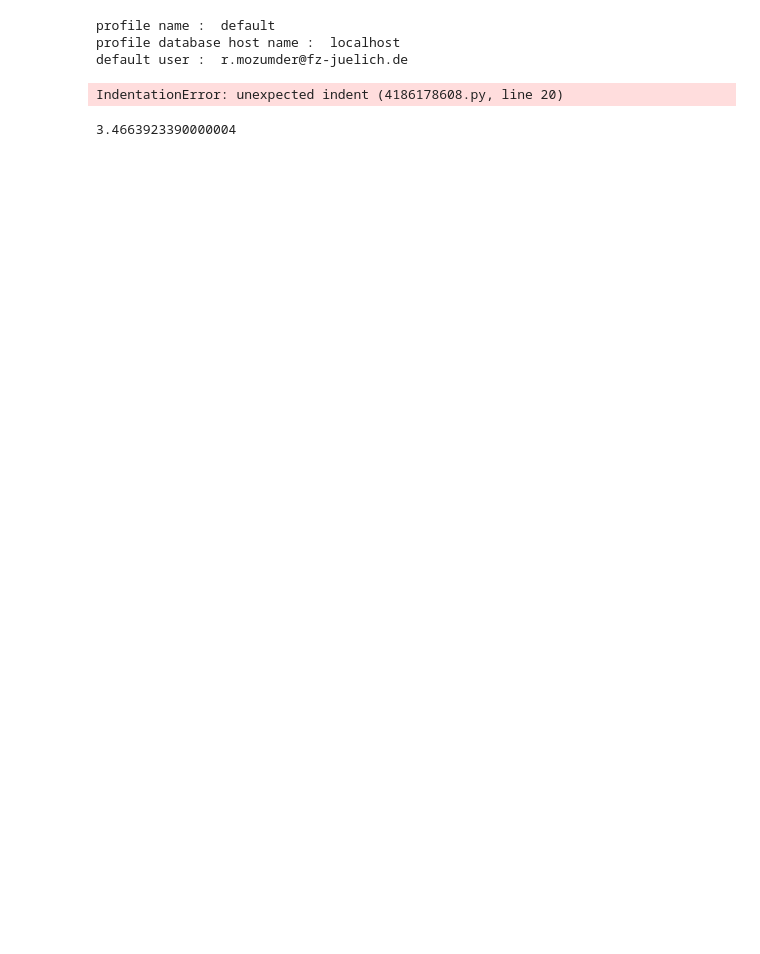
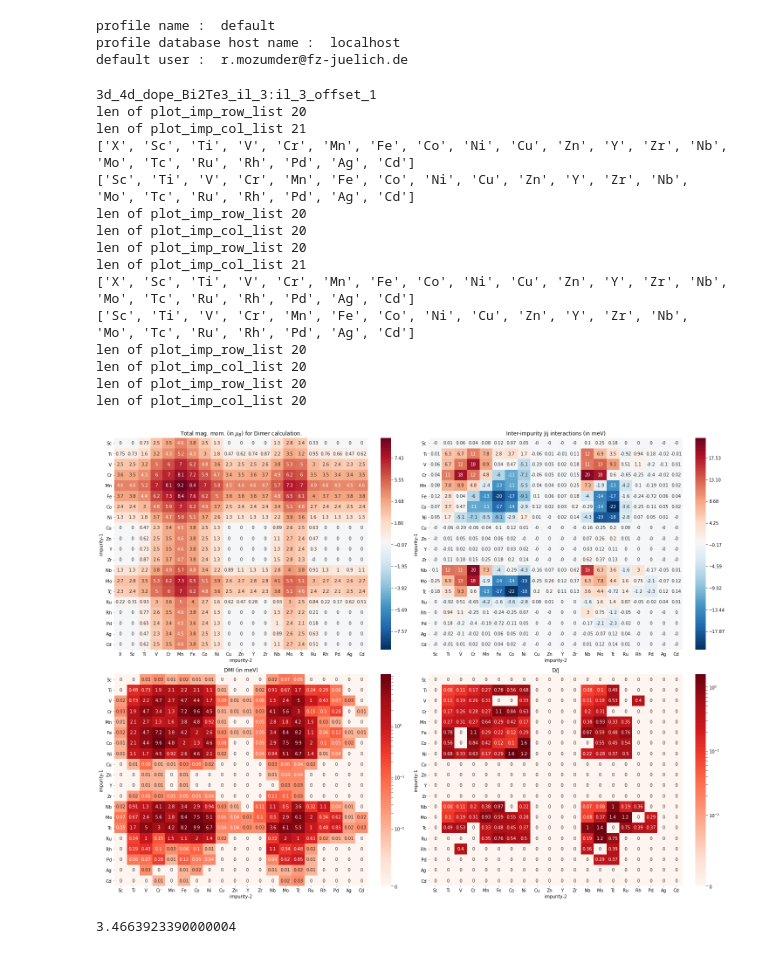
Before and after one commit to RubelMozumder/aiida_daily_work, a Jupyter notebook: Daily_Work_bin/plot_combine_imps.ipynb, the cells around one changed output. Saved outputs shown, nothing was run; the diff lists cells and outputs as text; code cells hidden in the pictures; blank space fills up the shorter version.

```diff
--- a/Daily_Work_bin/plot_combine_imps.ipynb
+++ b/Daily_Work_bin/plot_combine_imps.ipynb
@@ -556,31 +556,46 @@ def dimer_plot(group, with_seaborn= False,
 # %%
 #For total magnetic momentum
 dict_for_last_calc_data= {'key1':'magnetism_group',
                           'key2' : 'total_spin_moment',
                          }
 
-# For individual impurity calculation
+#For individual impurity calculation
 #dict_for_last_calc_data_diff= {'key1':'magnetism_group',
 #                          'key2':'spin_moment_per_atom',
 #                          'key3': 0,
 #                          'key4': 2
 #                         }
 
-group_pks= [102, 104, 115, 118 ]
+group_pks= [102]#, 104, 115, 118 ]
 
 for group_pk in group_pks:
     print(load_group(group_pk).label)
     # Extract the ploting data
- #   ploting_data_with_diff= extract_ploting_array_data(group_pk, dict_for_last_calc_data=dict_for_last_calc_data_diff, Average= False, plot_with_difference=True)
-   # ploting_data_without_diff= extract_ploting_array_data(group_pk, Average=False, plot_with_difference=False,
+    #ploting_data_with_diff= extract_ploting_array_data(group_pk, dict_for_last_calc_data=dict_for_last_calc_data_diff, Average= False, plot_with_difference=True)
+    ploting_data_without_diff= extract_ploting_array_data(group_pk, Average=False, plot_with_difference=False,
                                                           dict_for_last_calc_data=dict_for_last_calc_data,
                                                           filter_DMI = False)
 
     #file_name= 'magnetic_moment_diff__' + load_group(group_pk).label + '.pdf'
-    file_name= 'total_magnetic_moment__' + load_group(group_pk).label + '.pdf'
-   # jij, smm =dimer_plot(group_pk, ploting_data=ploting_data_without_diff, with_seaborn=True,  file_name=file_name, save_intofile= True)#, DM_data_array=False,DRatioJ_data_array=False,Jij_data=False) #
+    #file_name= 'total_magnetic_moment__' + load_group(group_pk).label + '.pdf'
+    jij, smm =dimer_plot(group_pk, ploting_data=ploting_data_without_diff, with_seaborn=True,  file_name=file_name, save_intofile= False)#, DM_data_array=False,DRatioJ_data_array=False,Jij_data=False) #
 # %% [output]
-IndentationError: unexpected indent (4186178608.py, line 20)
+3d_4d_dope_Bi2Te3_il_3:il_3_offset_1
+len of plot_imp_row_list 20
+len of plot_imp_col_list 21
+['X', 'Sc', 'Ti', 'V', 'Cr', 'Mn', 'Fe', 'Co', 'Ni', 'Cu', 'Zn', 'Y', 'Zr', 'Nb', 'Mo', 'Tc', 'Ru', 'Rh', 'Pd', 'Ag', 'Cd']
+['Sc', 'Ti', 'V', 'Cr', 'Mn', 'Fe', 'Co', 'Ni', 'Cu', 'Zn', 'Y', 'Zr', 'Nb', 'Mo', 'Tc', 'Ru', 'Rh', 'Pd', 'Ag', 'Cd']
+len of plot_imp_row_list 20
+len of plot_imp_col_list 20
+len of plot_imp_row_list 20
+len of plot_imp_col_list 21
+['X', 'Sc', 'Ti', 'V', 'Cr', 'Mn', 'Fe', 'Co', 'Ni', 'Cu', 'Zn', 'Y', 'Zr', 'Nb', 'Mo', 'Tc', 'Ru', 'Rh', 'Pd', 'Ag', 'Cd']
+['Sc', 'Ti', 'V', 'Cr', 'Mn', 'Fe', 'Co', 'Ni', 'Cu', 'Zn', 'Y', 'Zr', 'Nb', 'Mo', 'Tc', 'Ru', 'Rh', 'Pd', 'Ag', 'Cd']
+len of plot_imp_row_list 20
+len of plot_imp_col_list 20
+len of plot_imp_row_list 20
+len of plot_imp_col_list 20
+[figure, added]
 # %%
 0.418515*8.2826
 # %% [output]
```
Also changed, not shown: parts of 11 cells of this notebook, 6 other files.
